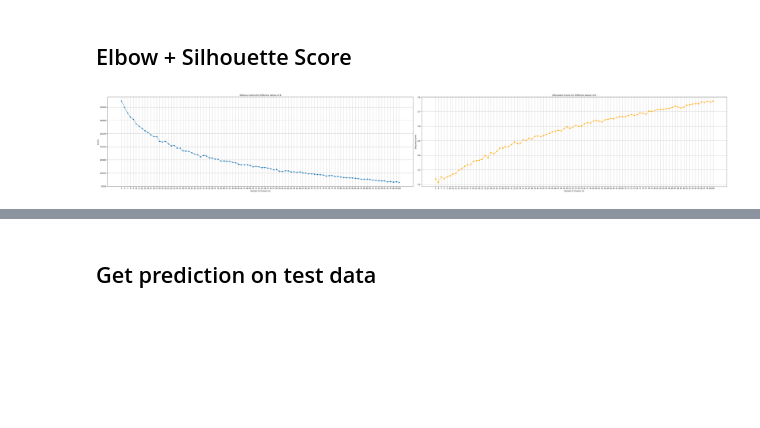
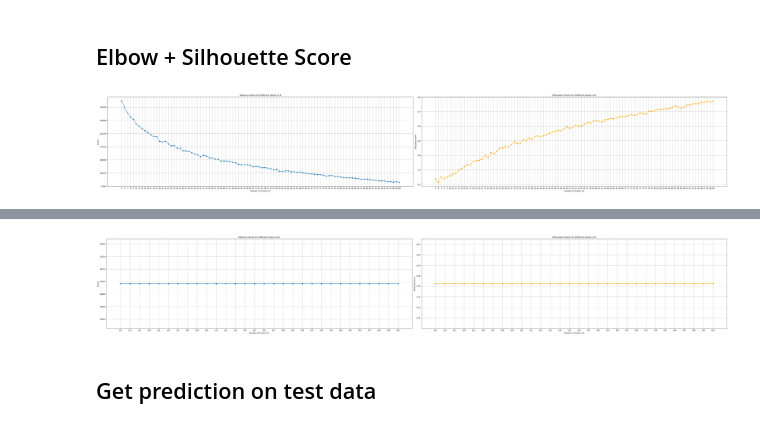
Before and after one commit to ainica/CM3070, a Jupyter notebook: CF01.ipynb, the cells around one changed output, grey strips where cells are left out. Cells and saved outputs as stored; diff of their text form; code cells hidden in the pictures; blank space fills up the shorter version.

Commit message:
elbow and silhouette estimates for k>100 in two batches

```diff
--- a/CF01.ipynb
+++ b/CF01.ipynb
@@ -664,6 +666,45 @@ plt.show()
 # %%
 # 1) use k parameter to generate cluster lables
 # 2) add cluster labels to dataset
+# %%
+max_k = 150
+min_k = 121
+inertia_3 = []
+silhouette_scores_3 = []
+k_values_3 = range(min_k, max_k+1)
+
+for k in k_values_3:
+    kmeans3 = KMeans(n_clusters=k, random_state=7)
+
+    cluster_labels_3 = kmeans.fit_predict(train_df)
+
+    sil_score_3 = silhouette_score(train_df, cluster_labels)
+
+    silhouette_scores_3.append(sil_score)
+    inertia_3.append(kmeans.inertia_)
+# %%
+plt.figure(figsize=(50,8))
+
+plt.subplot(1,2,1)
+plt.plot(k_values_3, inertia_3, marker='o')
+plt.title('KMeans Inertia for Different Values of k')
+plt.xlabel("Number of Clusters (k)")
+plt.ylabel("Inertia")
+plt.xticks(k_values_3)
+plt.grid(True)
+
+plt.subplot(1,2,2)
+plt.plot(k_values_3, silhouette_scores_3, marker='o', color="orange")
+plt.title('Silhouette Scores for Different Values of k')
+plt.xlabel("Number of Clusters (k)")
+plt.ylabel("Silhouette Score")
+plt.xticks(k_values_3)
+plt.grid(True)
+
+plt.tight_layout()
+plt.show()
+# %% [output]
+[figure, added]
 # %% [markdown]
 ## Get prediction on test data ##
 # %%
```
Also changed, not shown: parts of 3 cells of this notebook.
